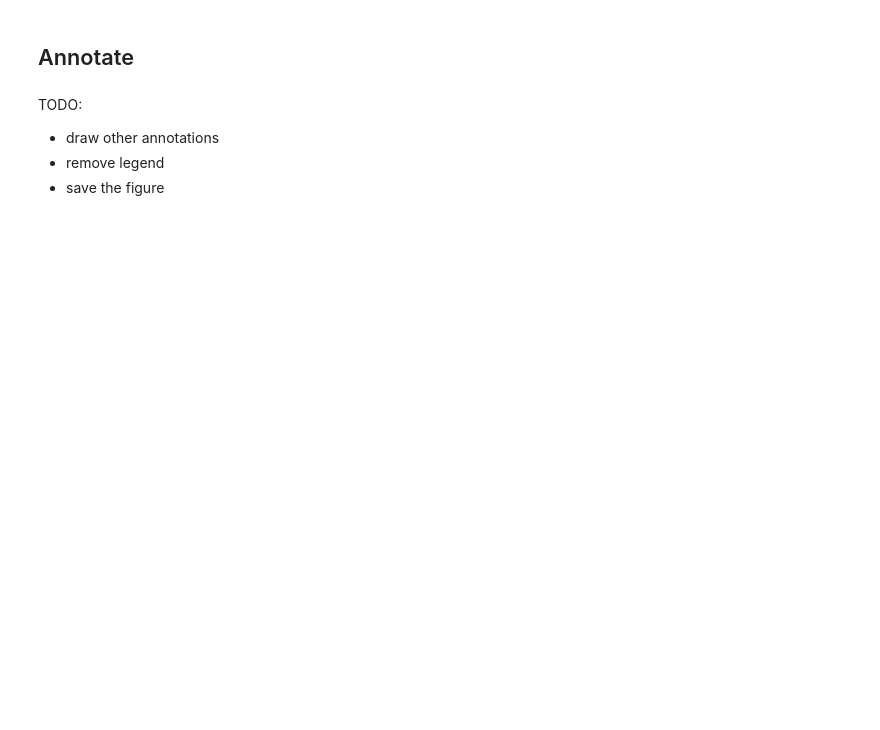
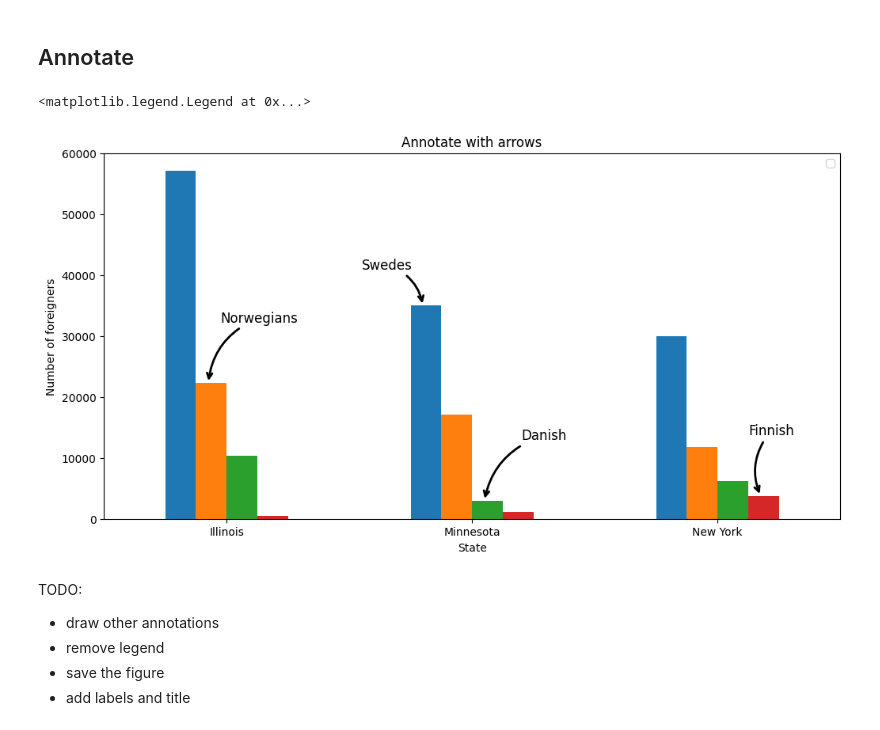
Before and after one commit to MilouSandenL/data_visualization_milou, a Jupyter notebook: code_alongs/03_matplotlib_annotations/matplotlib_annotations.ipynb, the cells around one changed output. Cells and saved outputs as stored; diff of their text form; code cells hidden in the pictures; blank space fills up the shorter version.

```diff
--- a/code_alongs/03_matplotlib_annotations/matplotlib_annotations.ipynb
+++ b/code_alongs/03_matplotlib_annotations/matplotlib_annotations.ipynb
@@ -84,29 +197,40 @@ ax.containers[0][1].get_height(), ax.containers[0][1].get_x()
 # %% [markdown]
 ## Annotate
-# %%
-fig, ax = nordic_plot()
-
-arrowprops = dict(arrowstyle = "->", linewidth=2, connectionstyle="arc3, rad=.3")
-ax.annotate(text = "Swedes", xy=(o.8, 35000), arrowprops=arrowprops, xytext=(.8, 42000))
 # %%
-fig, ax = nordic_plot()
+swede_bars, norwegian_bars, danish_bars, finnish_bars = ax.containers
 
-# tuple unpacking of ax.containers that is a list of four barcontainers, which contains 3 artists each
-swede_bars, norweigan_bars, danish_bars, finnish_bars = ax.containers
-def annotate_nordic(bar_artist, text, x_offset, y_offset):
+ax = nordic_plot()
 
-    xy = (bar_artist.get_x(), bar_artist.get_heigt())
 
-    #ternary if-statement
-    rad = .3 if xy[0] > 0 else -.3
+def annotate_nordic(bar_artist, text, x_offset=0.3, y_offset=5000):
+    xy = (bar_artist.get_x(), bar_artist.get_height())
 
-    arrowprops = dict(arrowstyle = "->", linewidth=2, connectionstyle="arc3, rad=.3")
-    ax.annotate(text =text, xy=(xy[0] + .06, xy[1]), arrowprops=arrowprops, xytext=(xy[0] + x_offset, xy[1] + y_offset))
+    rad = -0.3 if x_offset < 0 else 0.3
 
-annotate_nordic(swede_bars[1], "Swedes", 0.05, 7000)
-annotate_nordic(norweigan_bars[0], "Norwegians", 0.01, 5000)
+    arrowprops = dict(arrowstyle="->", connectionstyle=f"arc3, rad={rad}", linewidth=2)
+
+    ax.annotate(
+        text=text,
+        xy=(xy[0] + 0.05, xy[1]),
+        xytext=(xy[0] + x_offset, xy[1] + y_offset),
+        arrowprops=arrowprops,
+        fontsize=12,
+    )
+
+
+annotate_nordic(swede_bars[1], "Swedes", x_offset=-0.2, y_offset=6000)
+annotate_nordic(norwegian_bars[0], "Norwegians", x_offset=0.1, y_offset=10000)
+annotate_nordic(finnish_bars[2], "Finnish", x_offset=0, y_offset=10000)
+annotate_nordic(danish_bars[1], "Danish", x_offset=0.2, y_offset=10000)
+
+ax.set(title = "Annotate with arrows", ylabel="Number of foreigners")
+ax.legend("")
+# %% [output]
+<matplotlib.legend.Legend at 0x...>
+[figure, added]
 # %% [markdown]
 TODO:
 - draw other annotations
 - remove legend
 - save the figure
+- add labels and title
```
Also changed, not shown: parts of 13 cells of this notebook, 1 other file.
